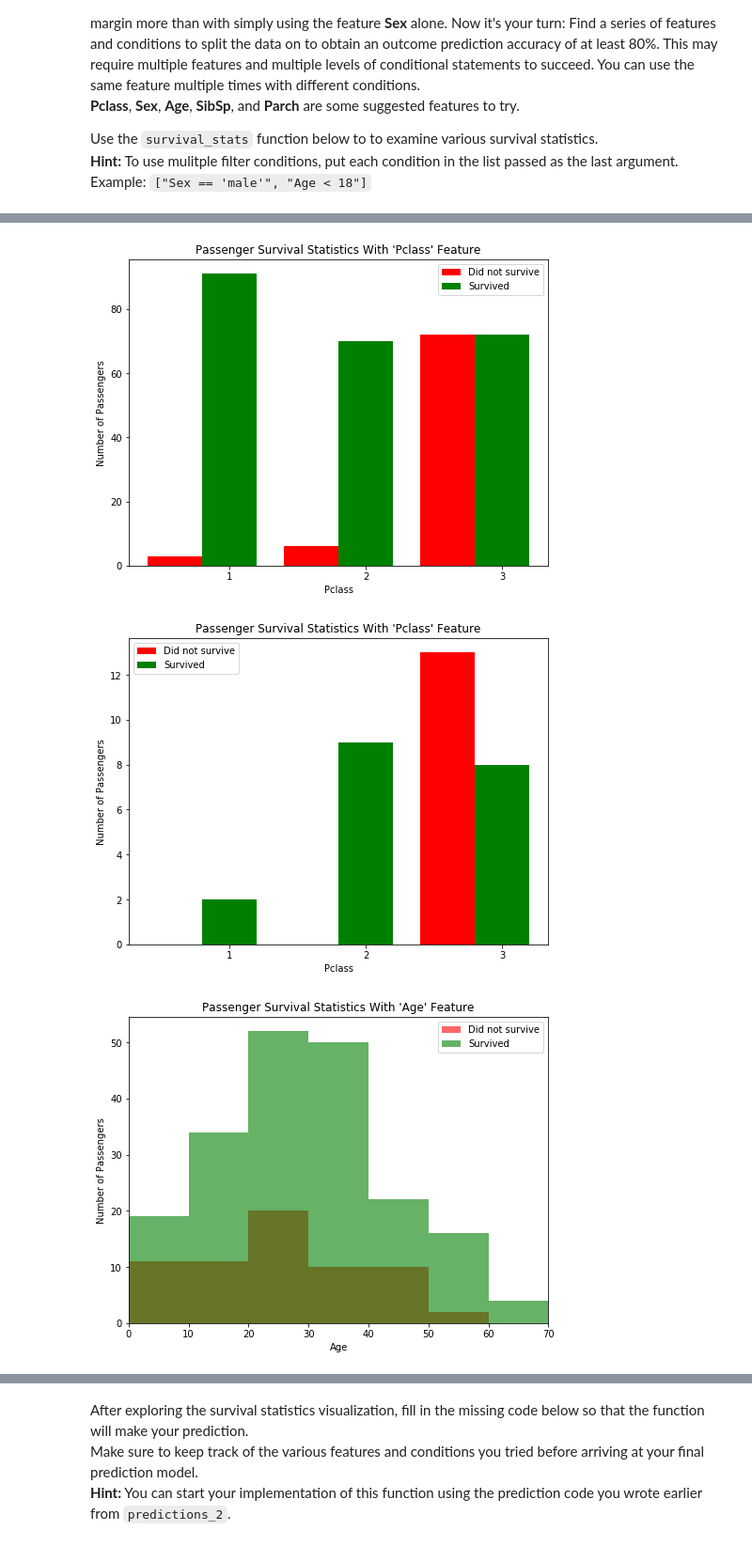
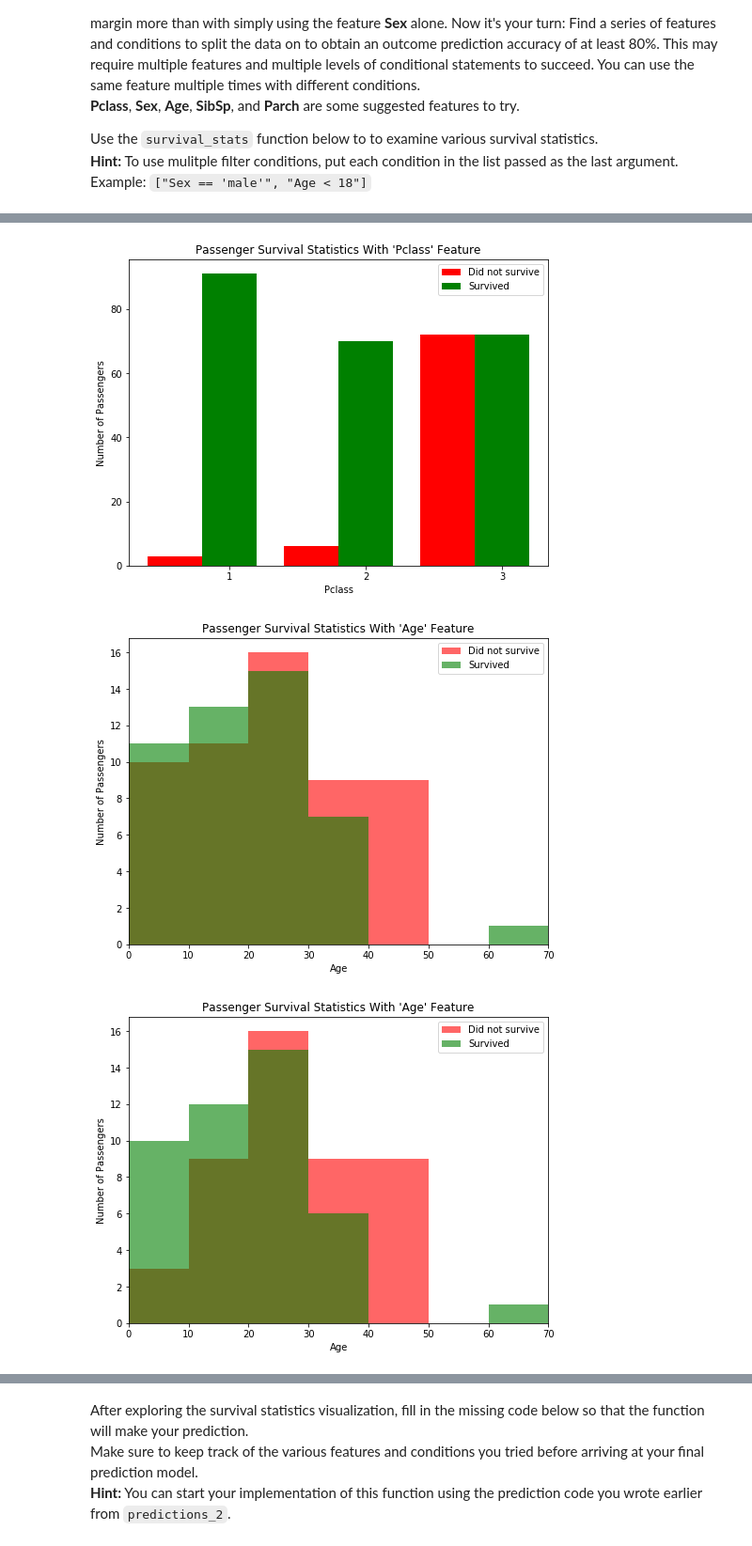
Before and after one commit to subhakarks/machine-learning, a Jupyter notebook: MLND-udacity/projects/titanic-survival/titanic_survival_exploration.ipynb, the cells around one changed output, grey strips where cells are left out. Shown at 94% size. Drawn from its saved outputs; the diff is of its cells as text; code cells hidden in the pictures.

Commit message:
MLND: Titanic Survival Project - Rev-2

```diff
--- a/MLND-udacity/projects/titanic-survival/titanic_survival_exploration.ipynb
+++ b/MLND-udacity/projects/titanic-survival/titanic_survival_exploration.ipynb
@@ -209,10 +209,12 @@ Use the `survival_stats` function below to to examine various survival statistic
 # %%
 vs.survival_stats(data, outcomes, 'Age', ["Sex == 'male'", "Age < 18"])
 vs.survival_stats(data, outcomes, 'Pclass', ["Sex == 'female'"])
+vs.survival_stats(data, outcomes, 'Age', ["Pclass == 3", "Sex == 'female'"])
+vs.survival_stats(data, outcomes, 'Age', ["Pclass == 3", "Sex == 'female'", "SibSp < 3"])
 vs.survival_stats(data, outcomes, 'Pclass', ["Sex == 'male'", "Age < 10"])
 vs.survival_stats(data, outcomes, 'Age', ["Sex == 'female'"])
 # %% [output]
 [figure]
 [figure]
-[figure, old version]
+[figure, new version]
-[figure, old version]
+[figure, new version]
```
Also changed, not shown: parts of 4 cells of this notebook, 1 other file.
